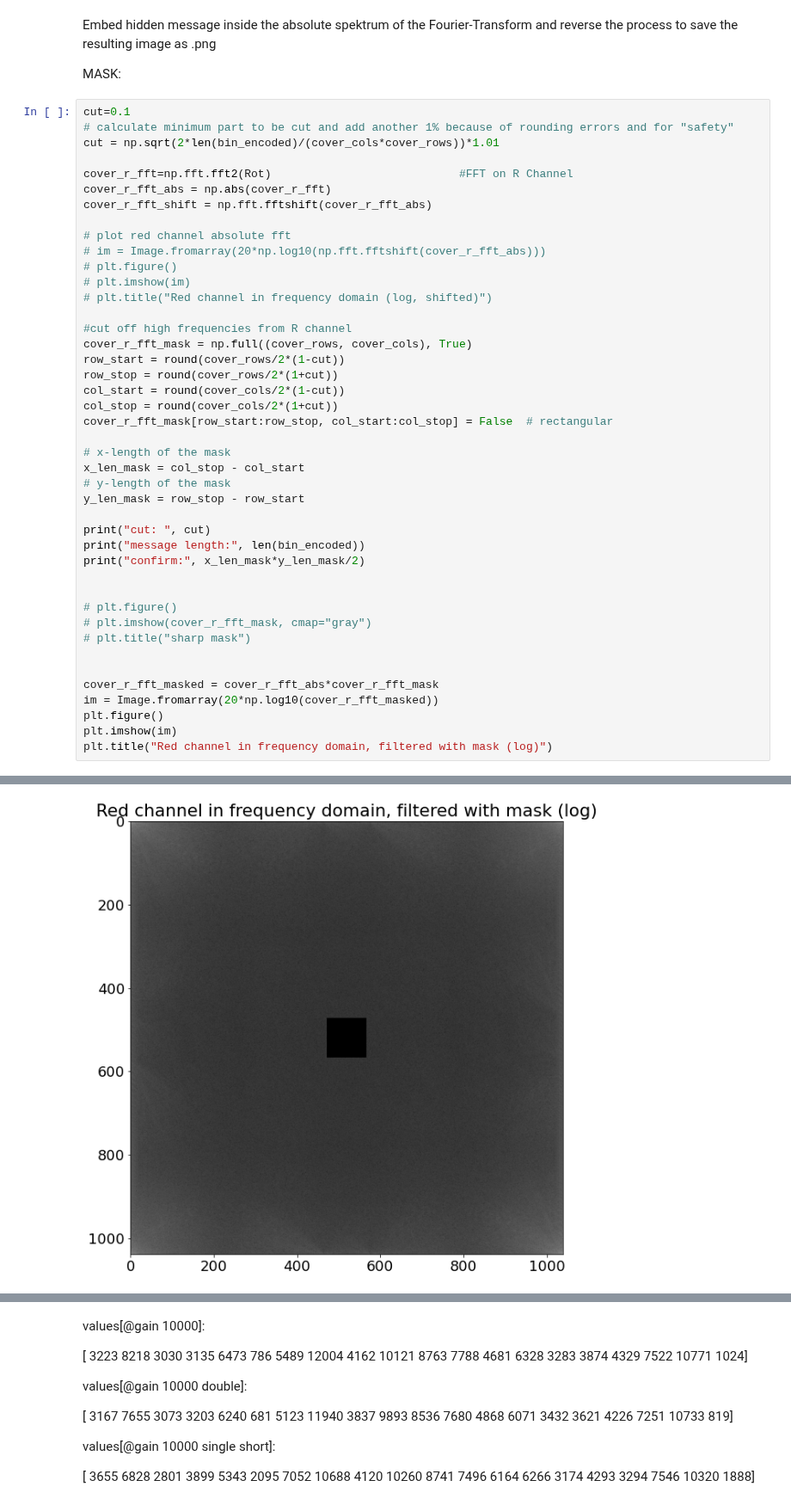
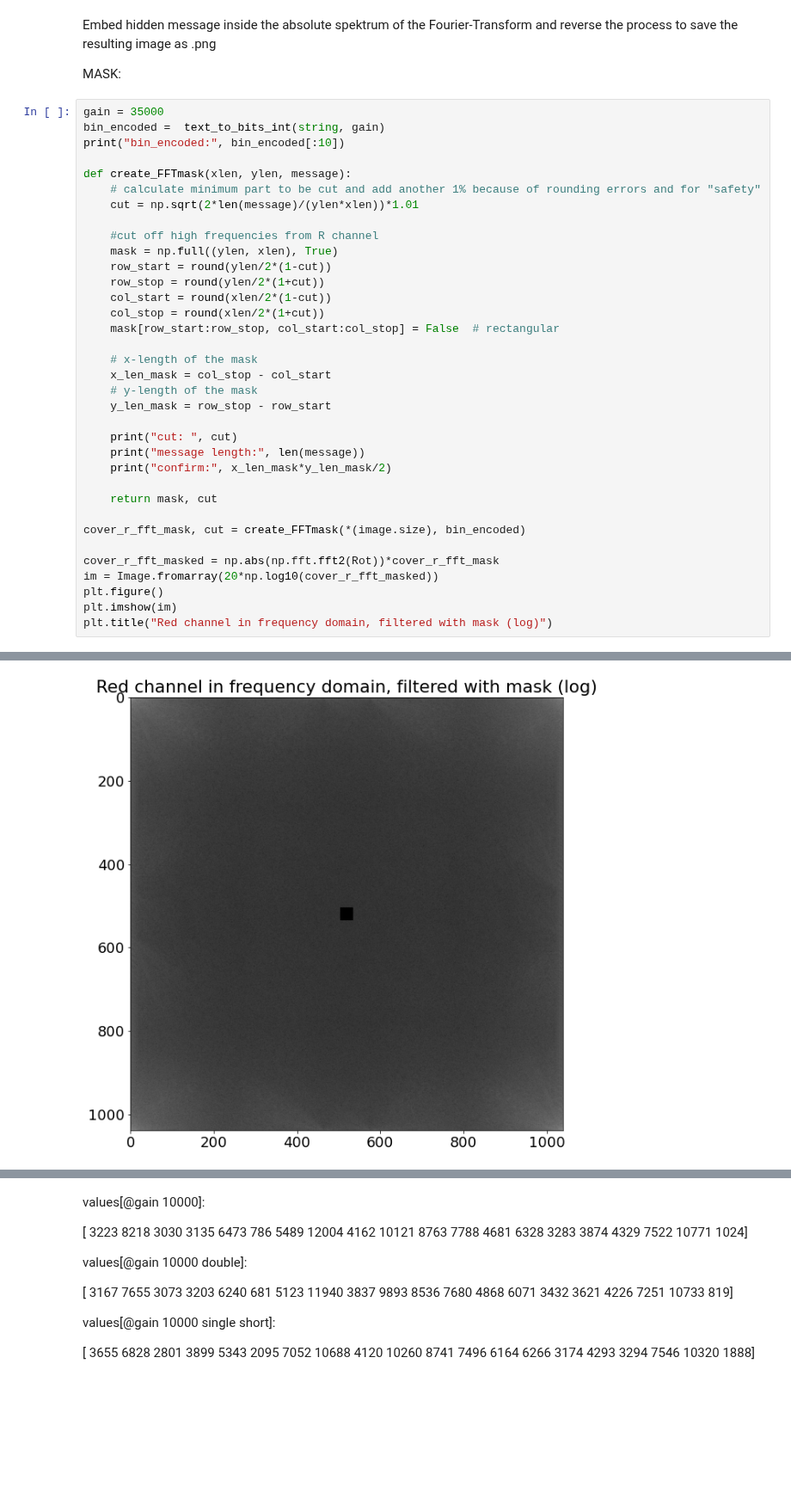
Before and after one commit to PIX3LFLUX/Steganosaurus, a Jupyter notebook: FFT_stego_sharp.ipynb, the cells around one changed output, grey strips where cells are left out. Shown at 86% size. Saved outputs shown, nothing was run; the diff lists cells and outputs as text; blank space fills up the shorter version.

```diff
--- a/FFT_stego_sharp.ipynb
+++ b/FFT_stego_sharp.ipynb
@@ -102,44 +93,36 @@ Embed hidden message inside the absolute spektrum of the Fourier-Transform and r
 
 MASK:
 # %%
-cut=0.1
-# calculate minimum part to be cut and add another 1% because of rounding errors and for "safety"
-cut = np.sqrt(2*len(bin_encoded)/(cover_cols*cover_rows))*1.01
+gain = 35000
+bin_encoded =  text_to_bits_int(string, gain)
+print("bin_encoded:", bin_encoded[:10])
 
-cover_r_fft=np.fft.fft2(Rot)                            #FFT on R Channel
-cover_r_fft_abs = np.abs(cover_r_fft)
-cover_r_fft_shift = np.fft.fftshift(cover_r_fft_abs)
+def create_FFTmask(xlen, ylen, message):
+    # calculate minimum part to be cut and add another 1% because of rounding errors and for "safety"
+    cut = np.sqrt(2*len(message)/(ylen*xlen))*1.01
 
-# plot red channel absolute fft
-# im = Image.fromarray(20*np.log10(np.fft.fftshift(cover_r_fft_abs)))
-# plt.figure()
-# plt.imshow(im)
-# plt.title("Red channel in frequency domain (log, shifted)")
+    #cut off high frequencies from R channel
+    mask = np.full((ylen, xlen), True)
+    row_start = round(ylen/2*(1-cut))
+    row_stop = round(ylen/2*(1+cut))
+    col_start = round(xlen/2*(1-cut))
+    col_stop = round(xlen/2*(1+cut))
+    mask[row_start:row_stop, col_start:col_stop] = False  # rectangular
 
-#cut off high frequencies from R channel
-cover_r_fft_mask = np.full((cover_rows, cover_cols), True)
-row_start = round(cover_rows/2*(1-cut))
-row_stop = round(cover_rows/2*(1+cut))
-col_start = round(cover_cols/2*(1-cut))
-col_stop = round(cover_cols/2*(1+cut))
-cover_r_fft_mask[row_start:row_stop, col_start:col_stop] = False  # rectangular
+    # x-length of the mask
+    x_len_mask = col_stop - col_start
+    # y-length of the mask
+    y_len_mask = row_stop - row_start
 
-# x-length of the mask
-x_len_mask = col_stop - col_start
-# y-length of the mask
-y_len_mask = row_stop - row_start
+    print("cut: ", cut)
+    print("message length:", len(message))
+    print("confirm:", x_len_mask*y_len_mask/2)
 
-print("cut: ", cut)
-print("message length:", len(bin_encoded))
-print("confirm:", x_len_mask*y_len_mask/2)
+    return mask, cut
 
+cover_r_fft_mask, cut = create_FFTmask(*(image.size), bin_encoded)
 
-# plt.figure()
-# plt.imshow(cover_r_fft_mask, cmap="gray")
-# plt.title("sharp mask")
-
-
-cover_r_fft_masked = cover_r_fft_abs*cover_r_fft_mask
+cover_r_fft_masked = np.abs(np.fft.fft2(Rot))*cover_r_fft_mask
 im = Image.fromarray(20*np.log10(cover_r_fft_masked))
 plt.figure()
 plt.imshow(im)
@@ -151,3 +135,3 @@ confirm: 4512.5
 Text(0.5, 1.0, 'Red channel in frequency domain, filtered with mask (log)')
-[figure, old version]
+[figure, new version]
 # %%
```
Also changed, not shown: parts of 7 cells of this notebook, 3 other files.
